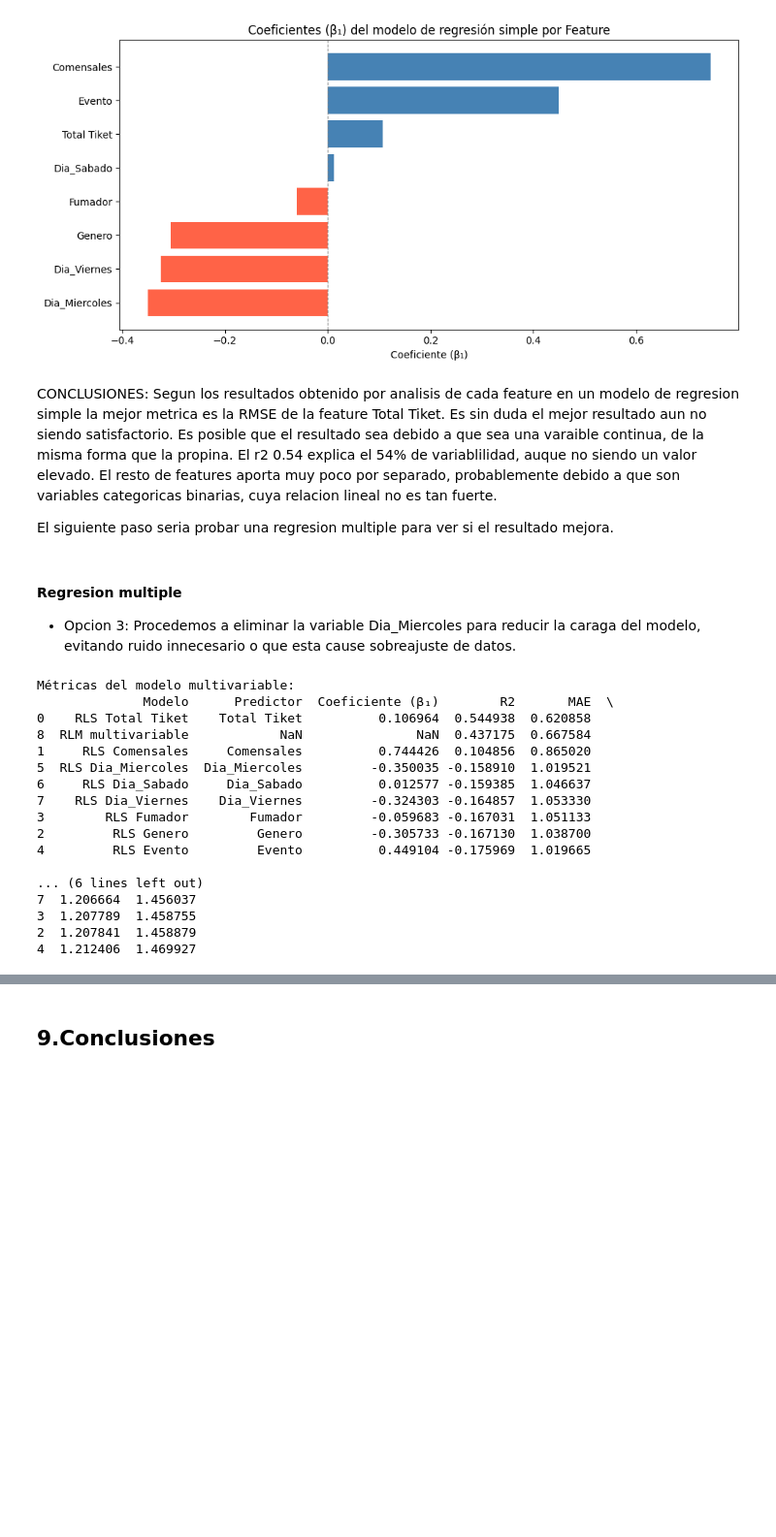
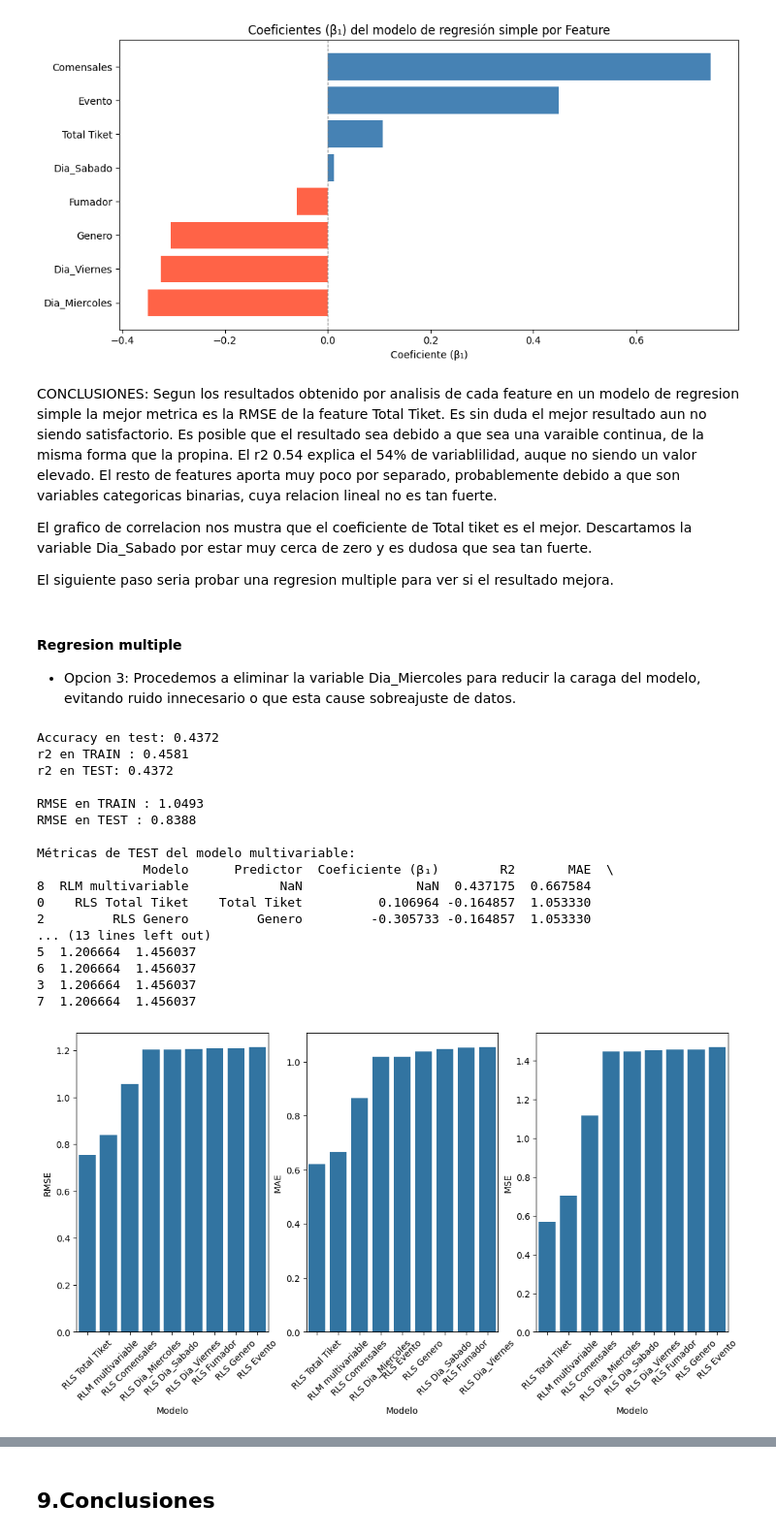
Before and after one commit to MarcoCasSir/LaboratorioDataScience, a Jupyter notebook: act3/tips_marco_casati.ipynb, the cells around one changed output, grey strips where cells are left out. Shown at 97% size. Saved outputs shown, nothing was run; the diff lists cells and outputs as text; code cells hidden in the pictures; blank space fills up the shorter version.

```diff
--- a/act3/tips_marco_casati.ipynb
+++ b/act3/tips_marco_casati.ipynb
@@ -1208,6 +1209,8 @@ Es posible que el resultado sea debido a que sea una varaible continua, de la mi
 El r2 0.54 explica el 54% de variablilidad, auque no siendo un valor elevado.
 El resto de features aporta muy poco por separado, probablemente debido a que son variables categoricas binarias, cuya relacion lineal no es tan fuerte.
 
+El grafico de correlacion nos mustra que el coeficiente de Total tiket es el mejor. Descartamos la variable Dia_Sabado por estar muy cerca de zero y es dudosa que sea tan fuerte.
+
 El siguiente paso seria probar una regresion multiple para ver si el resultado mejora.
 # %% [markdown]
 #### Regresion multiple
@@ -1216,8 +1219,7 @@ El siguiente paso seria probar una regresion multiple para ver si el resultado m
 # %%
 df_resultados_multi = []
 
-predictores = ['Total Tiket', 'Comensales', 'Genero', 'Fumador',
-               'Evento', 'Dia_Sabado', 'Dia_Viernes']
+predictores = ['Total Tiket', 'Comensales', 'Genero', 'Fumador','Evento', 'Dia_Sabado', 'Dia_Viernes']
 
 X = df_modelo_scikit[predictores]
 y = df_modelo_scikit['Propina']
@@ -1229,17 +1231,26 @@ X_train_multi, X_test_multi, y_train_multi, y_test_multi = train_test_split(
 model = LinearRegression()
 model.fit(X_train_multi, y_train_multi)
 
-y_pred_multi = model.predict(X_test_multi)
+y_pred_multi_train = model.predict(X_train_multi)
+y_pred_multi_test = model.predict(X_test_multi)
 
 df_resultados_multi.append({
     'Modelo': 'RLM multivariable',
-    'R2': r2_score(y_test_multi, y_pred_multi),
-    'MAE': mean_absolute_error(y_test_multi, y_pred_multi),
-    'RMSE': root_mean_squared_error(y_test_multi, y_pred_multi),
-    'MSE': mean_squared_error(y_test_multi, y_pred_multi)
+    'R2': r2_score(y_test_multi, y_pred_multi_test),
+    'MAE': mean_absolute_error(y_test_multi, y_pred_multi_test),
+    'RMSE': root_mean_squared_error(y_test_multi, y_pred_multi_test),
+    'MSE': mean_squared_error(y_test_multi, y_pred_multi_test)
 })
 
-print('Métricas del modelo multivariable:')
+accuracy = model.score(X_test_multi, y_test_multi)
+print(f"Accuracy en test: {accuracy:.4f}")
+print(f"r2 en TRAIN : {r2_score(y_train_multi, y_pred_multi_train):.4f}")
+print(f"r2 en TEST: {r2_score(y_test_multi, y_pred_multi_test):.4f}\n")
+print(f"RMSE en TRAIN : {np.sqrt(mean_squared_error(y_train_multi, y_pred_multi_train)):.4f}")
+print(f"RMSE en TEST : {np.sqrt(mean_squared_error(y_test, y_pred_multi_test)):.4f}\n")
+
+
+print('Métricas de TEST del modelo multivariable:')
 df_resultados_multi = pd.DataFrame(df_resultados_multi) # trasformamos de array a dataframe.
 
 df_resumen_final= pd.concat([df_resultados, df_resultados_multi],ignore_index=True)
@@ -1247,21 +1258,34 @@ df_resumen_final= pd.concat([df_resultados, df_resultados_multi],ignore_index=Tr
 df_resumen_final= pd.DataFrame(df_resumen_final).sort_values('RMSE', ascending=True)
 print(df_resumen_final)
 # %% [output]
-Métricas del modelo multivariable:
+Accuracy en test: 0.4372
+r2 en TRAIN : 0.4581
+r2 en TEST: 0.4372
+
+RMSE en TRAIN : 1.0493
+RMSE en TEST : 0.8388
+
+Métricas de TEST del modelo multivariable:
               Modelo      Predictor  Coeficiente (β₁)        R2       MAE  \
-0    RLS Total Tiket    Total Tiket          0.106964  0.544938  0.620858
 8  RLM multivariable            NaN               NaN  0.437175  0.667584
-1     RLS Comensales     Comensales          0.744426  0.104856  0.865020
-5  RLS Dia_Miercoles  Dia_Miercoles         -0.350035 -0.158910  1.019521
-6     RLS Dia_Sabado     Dia_Sabado          0.012577 -0.159385  1.046637
-7    RLS Dia_Viernes    Dia_Viernes         -0.324303 -0.164857  1.053330
-3        RLS Fumador        Fumador         -0.059683 -0.167031  1.051133
-2         RLS Genero         Genero         -0.305733 -0.167130  1.038700
-4         RLS Evento         Evento          0.449104 -0.175969  1.019665
-
-... (6 lines left out)
+0    RLS Total Tiket    Total Tiket          0.106964 -0.164857  1.053330
+2         RLS Genero         Genero         -0.305733 -0.164857  1.053330
+... (13 lines left out)
+5  1.206664  1.456037
+6  1.206664  1.456037
+3  1.206664  1.456037
 7  1.206664  1.456037
-3  1.207789  1.458755
-2  1.207841  1.458879
-4  1.212406  1.469927
+# %%
+plt.figure(figsize=(13, 6))
+plt.subplot(1, 3, 1)
+sns.barplot(df_resumen_final.sort_values('RMSE'), x='Modelo', y='RMSE') #interesa valor mas alto
+plt.xticks(rotation=45)
+plt.subplot(1, 3, 2)
+sns.barplot(df_resumen_final.sort_values('MAE'), x='Modelo', y='MAE') #interesa valor mas bajo
+plt.xticks(rotation=45)
+plt.subplot(1, 3, 3)
+sns.barplot(df_resumen_final.sort_values('RMSE'), x='Modelo', y='MSE')
+plt.xticks(rotation=45);
+# %% [output]
+[figure, added]
 # %% [markdown]
```
Also changed, not shown: parts of 13 cells of this notebook.
